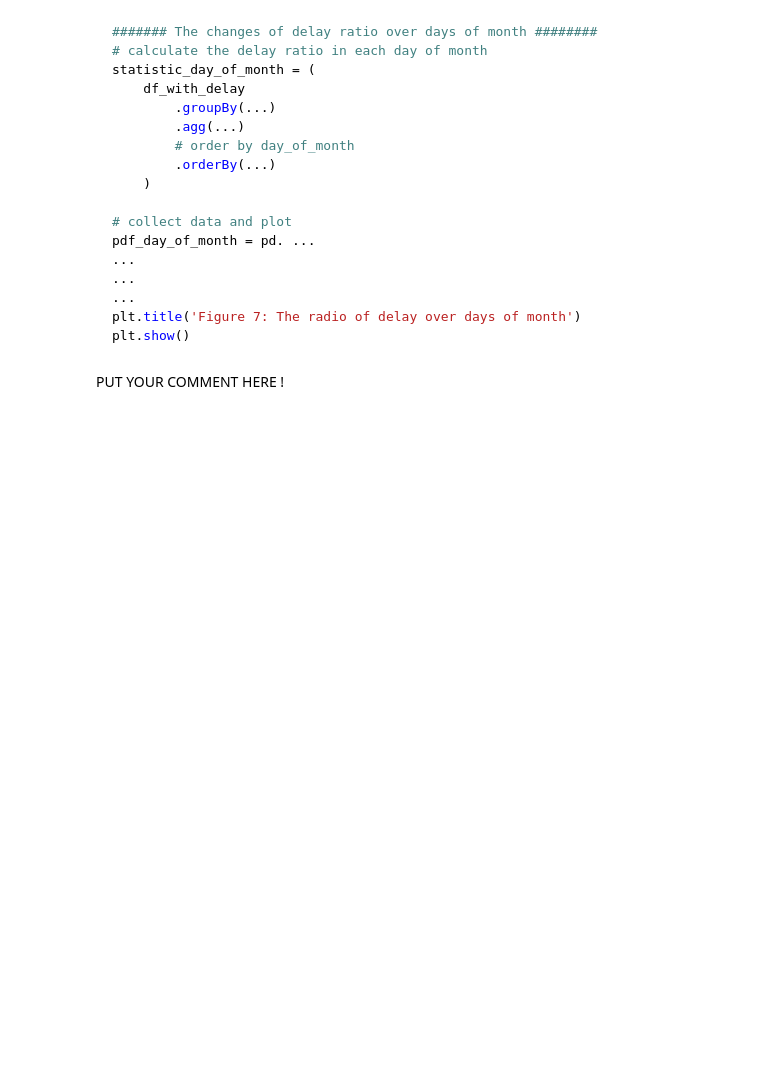
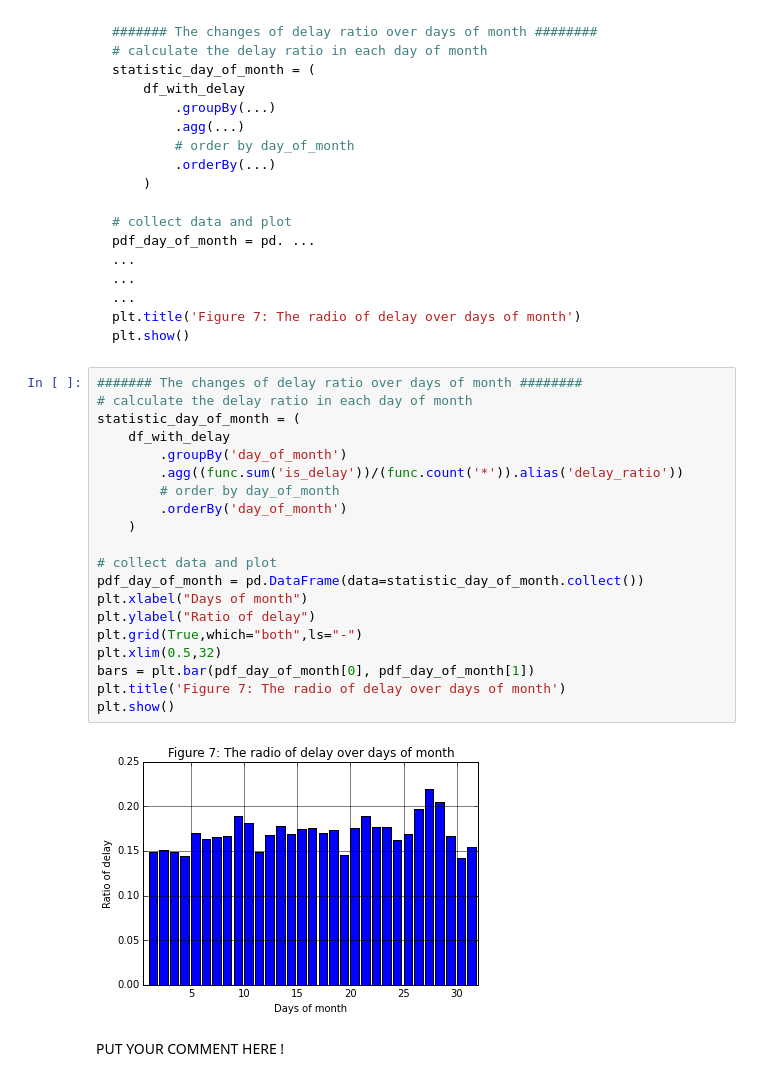
Before and after one commit to trungduynguyen/Algorithmic-Machine-Learning, a Jupyter notebook: Notebooks/[Lecture 5+6] Regression algorithm - Using Random Forests to predict Airplane Delays.ipynb, the cells around one changed output. Drawn from its saved outputs; the diff is of its cells as text; blank space fills up the shorter version.

````diff
--- a/Notebooks/[Lecture 5+6] Regression algorithm - Using Random Forests to predict Airplane Delays.ipynb
+++ b/Notebooks/[Lecture 5+6] Regression algorithm - Using Random Forests to predict Airplane Delays.ipynb
@@ -764,6 +935,28 @@ pdf_day_of_month = pd. ...
 plt.title('Figure 7: The radio of delay over days of month')
 plt.show()
 ```
+# %%
+####### The changes of delay ratio over days of month ########
+# calculate the delay ratio in each day of month
+statistic_day_of_month = (
+    df_with_delay
+        .groupBy('day_of_month')
+        .agg((func.sum('is_delay'))/(func.count('*')).alias('delay_ratio'))
+        # order by day_of_month
+        .orderBy('day_of_month')
+    )
+
+# collect data and plot
+pdf_day_of_month = pd.DataFrame(data=statistic_day_of_month.collect())
+plt.xlabel("Days of month")
+plt.ylabel("Ratio of delay")
+plt.grid(True,which="both",ls="-")
+plt.xlim(0.5,32)
+bars = plt.bar(pdf_day_of_month[0], pdf_day_of_month[1])
+plt.title('Figure 7: The radio of delay over days of month')
+plt.show()
+# %% [output]
+[figure, added]
 # %% [markdown]
 <div class="comment">
 PUT YOUR COMMENT HERE !
````
Also changed, not shown: parts of 15 cells of this notebook.
